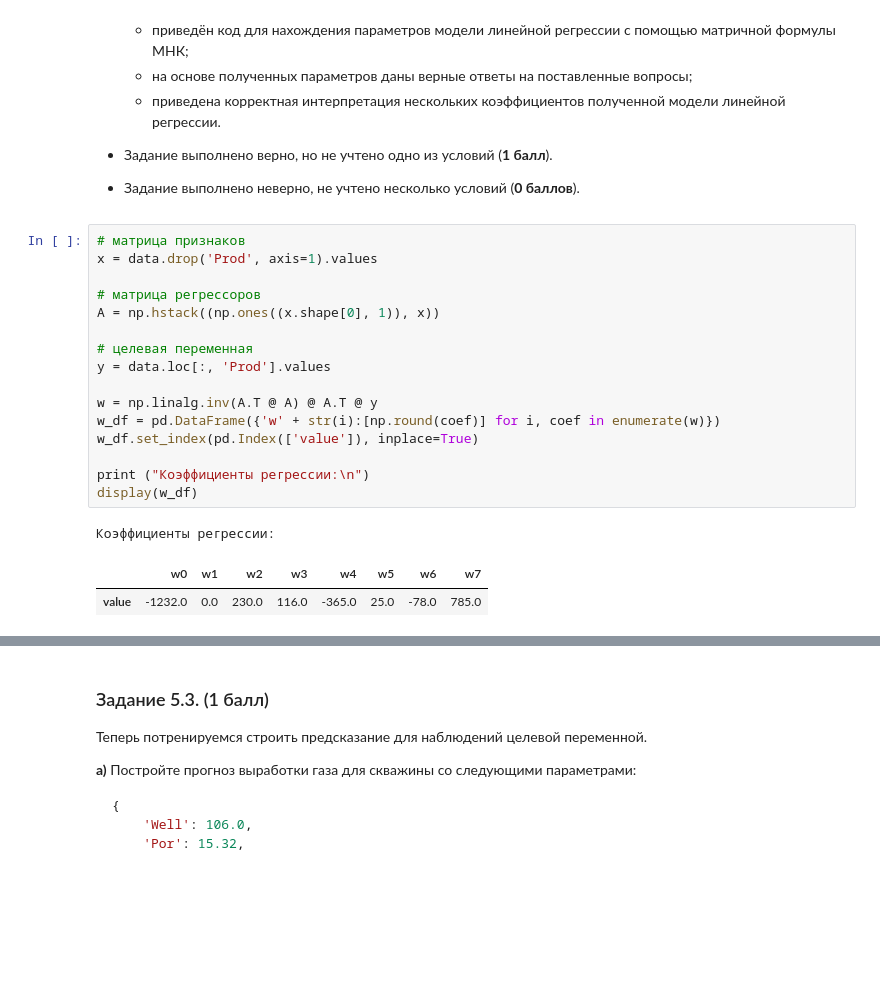
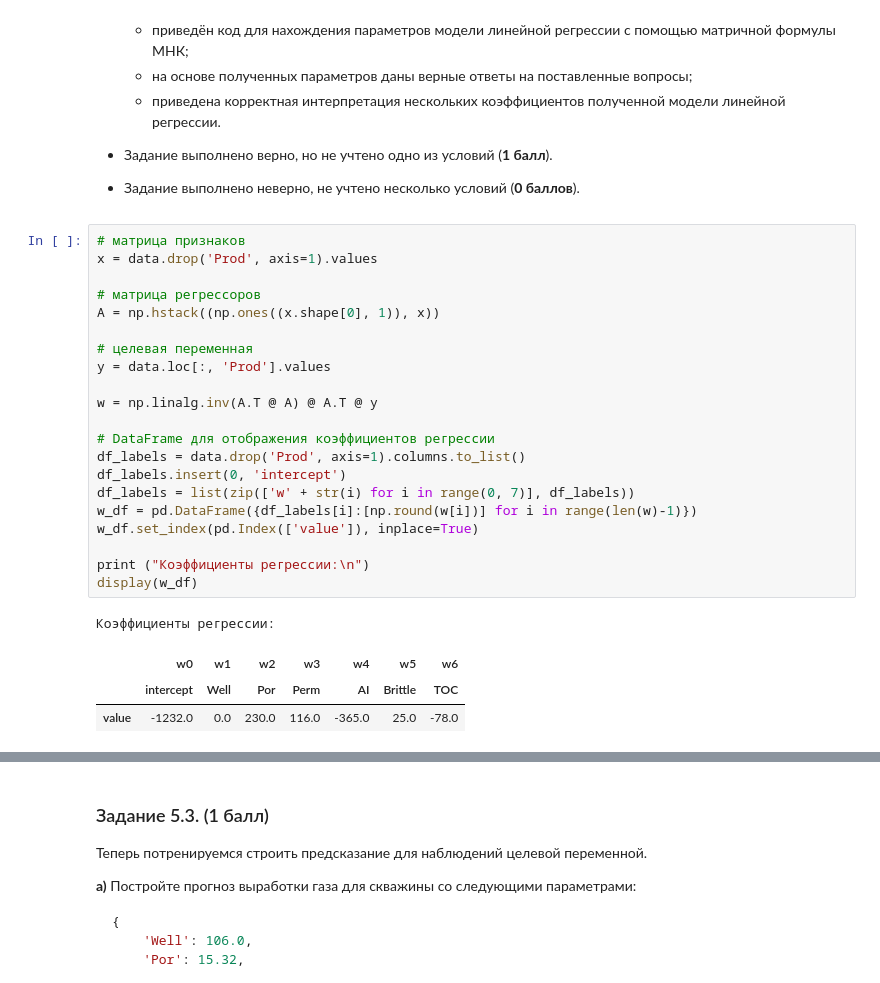
Before and after one commit to akitim/SkillFactory_current, a Jupyter notebook: MATH_ML_2_Практика_Акимкин.ipynb, the cells around one changed output, grey strips where cells are left out. Drawn from its saved outputs; the diff is of its cells as text; blank space fills up the shorter version.

```diff
--- a/MATH_ML_2_Практика_Акимкин.ipynb
+++ b/MATH_ML_2_Практика_Акимкин.ipynb
@@ -160,20 +212,26 @@ print(f'Определитель корреляционной матрицы: {c
 # %%
 # матрица признаков
 x = data.drop('Prod', axis=1).values
 
 # матрица регрессоров
 A = np.hstack((np.ones((x.shape[0], 1)), x))
 
 # целевая переменная
 y = data.loc[:, 'Prod'].values
 
 w = np.linalg.inv(A.T @ A) @ A.T @ y
-w_df = pd.DataFrame({'w' + str(i):[np.round(coef)] for i, coef in enumerate(w)})
+
+# DataFrame для отображения коэффициентов регрессии
+df_labels = data.drop('Prod', axis=1).columns.to_list()
+df_labels.insert(0, 'intercept')
+df_labels = list(zip(['w' + str(i) for i in range(0, 7)], df_labels))
+w_df = pd.DataFrame({df_labels[i]:[np.round(w[i])] for i in range(len(w)-1)})
 w_df.set_index(pd.Index(['value']), inplace=True)
 
 print ("Коэффициенты регрессии:\n")
 display(w_df)
 # %% [output]
 Коэффициенты регрессии:
-|  | w0 | w1 | w2 | w3 | w4 | w5 | w6 | w7 |
-| value | -1232.0 | 0.0 | 230.0 | 116.0 | -365.0 | 25.0 | -78.0 | 785.0 |
+|  | w0 | w1 | w2 | w3 | w4 | w5 | w6 |
+|  | intercept | Well | Por | Perm | AI | Brittle | TOC |
+| value | -1232.0 | 0.0 | 230.0 | 116.0 | -365.0 | 25.0 | -78.0 |
```
Also changed, not shown: parts of 6 cells of this notebook.
